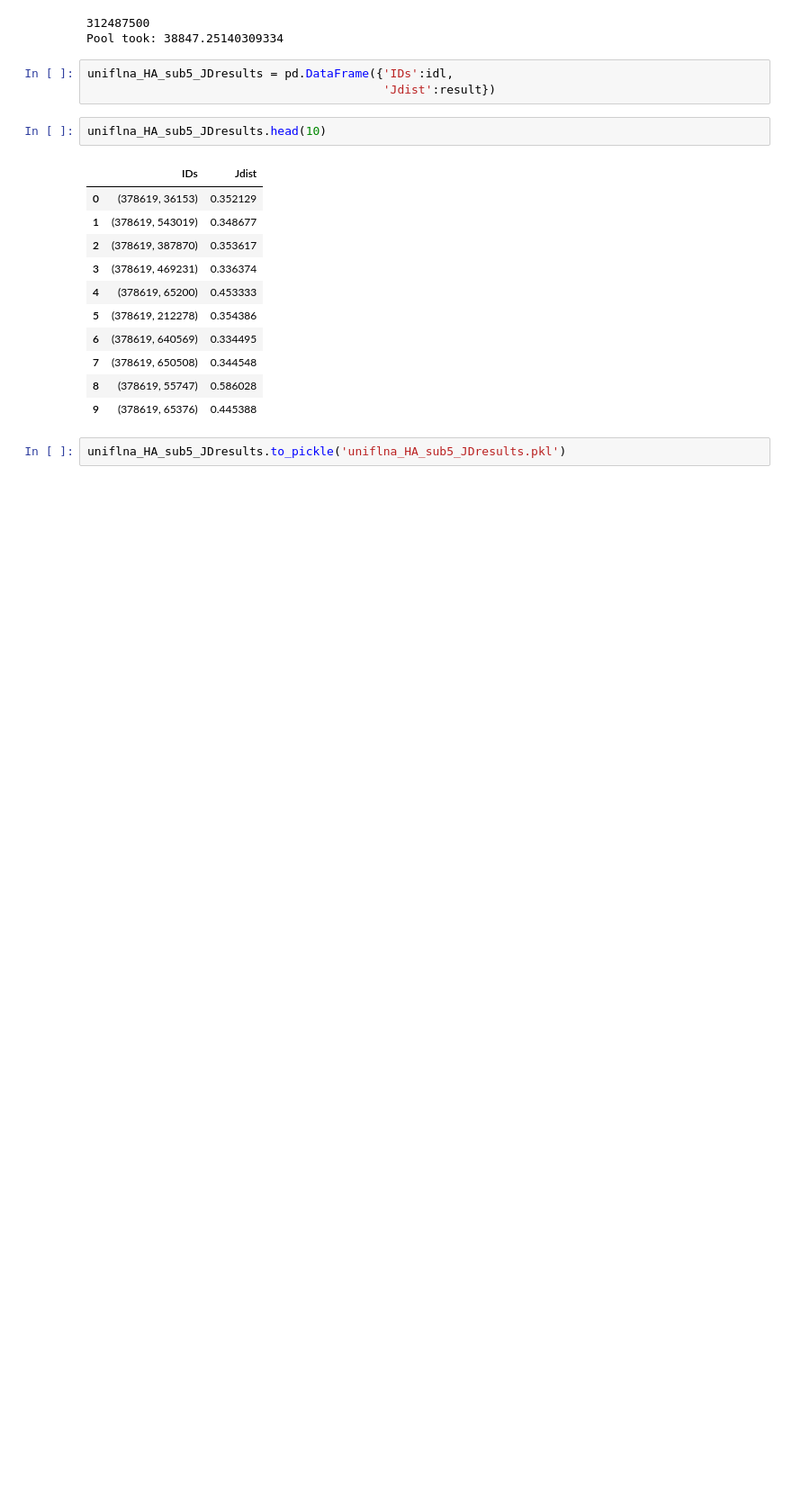
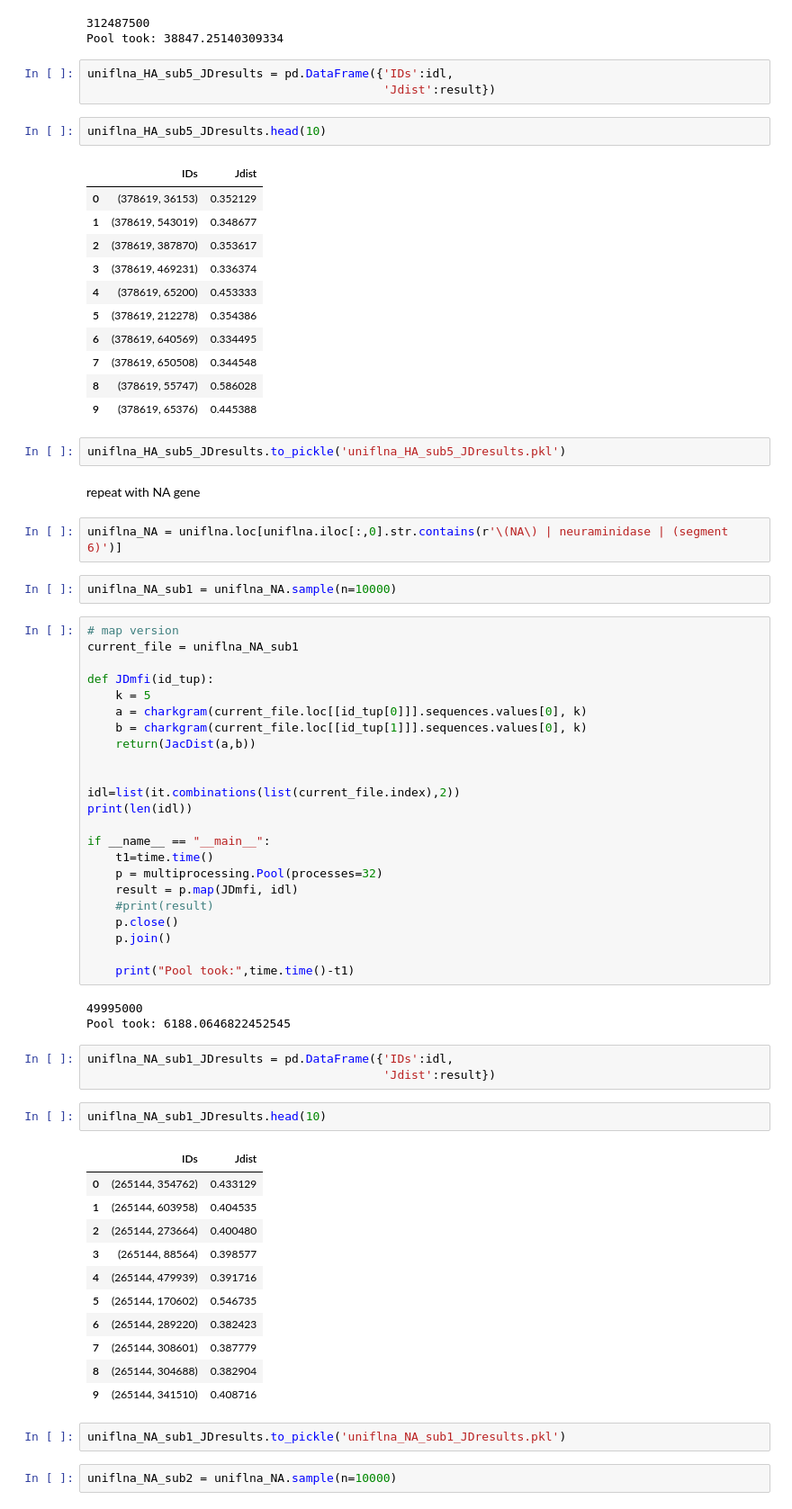
Before and after one commit to lukas-gust/data_mining_influenza, a Jupyter notebook: multiprocess_JaccardDist.ipynb, the cells around one changed output. Shown at 90% size. Cells and saved outputs as stored; diff of their text form; blank space fills up the shorter version.

Commit message:
update with NA samples

```diff
--- a/multiprocess_JaccardDist.ipynb
+++ b/multiprocess_JaccardDist.ipynb
@@ -412,3 +412,56 @@ uniflna_HA_sub5_JDresults.head(10)
 | 9 | (378619, 65376) | 0.445388 |
 # %%
 uniflna_HA_sub5_JDresults.to_pickle('uniflna_HA_sub5_JDresults.pkl')
+# %% [markdown]
+repeat with NA gene
+# %%
+uniflna_NA = uniflna.loc[uniflna.iloc[:,0].str.contains(r'\(NA\) | neuraminidase | (segment 6)')]
+# %%
+uniflna_NA_sub1 = uniflna_NA.sample(n=10000)
+# %%
+# map version
+current_file = uniflna_NA_sub1
+
+def JDmfi(id_tup):
+    k = 5
+    a = charkgram(current_file.loc[[id_tup[0]]].sequences.values[0], k)
+    b = charkgram(current_file.loc[[id_tup[1]]].sequences.values[0], k)
+    return(JacDist(a,b))
+
+
+idl=list(it.combinations(list(current_file.index),2))
+print(len(idl))
+
+if __name__ == "__main__":
+    t1=time.time()
+    p = multiprocessing.Pool(processes=32)
+    result = p.map(JDmfi, idl)
+    #print(result)
+    p.close()
+    p.join()
+
+    print("Pool took:",time.time()-t1)
+# %% [output]
+49995000
+Pool took: 6188.0646822452545
+# %%
+uniflna_NA_sub1_JDresults = pd.DataFrame({'IDs':idl,
+                                          'Jdist':result})
+# %%
+uniflna_NA_sub1_JDresults.head(10)
+# %% [output]
+|  | IDs | Jdist |
+| 0 | (265144, 354762) | 0.433129 |
+| 1 | (265144, 603958) | 0.404535 |
+| 2 | (265144, 273664) | 0.400480 |
+| 3 | (265144, 88564) | 0.398577 |
+| 4 | (265144, 479939) | 0.391716 |
+| 5 | (265144, 170602) | 0.546735 |
+| 6 | (265144, 289220) | 0.382423 |
+| 7 | (265144, 308601) | 0.387779 |
+| 8 | (265144, 304688) | 0.382904 |
+| 9 | (265144, 341510) | 0.408716 |
+# %%
+uniflna_NA_sub1_JDresults.to_pickle('uniflna_NA_sub1_JDresults.pkl')
+# %%
+uniflna_NA_sub2 = uniflna_NA.sample(n=10000)
```
Also changed, not shown: parts of 4 cells of this notebook.
